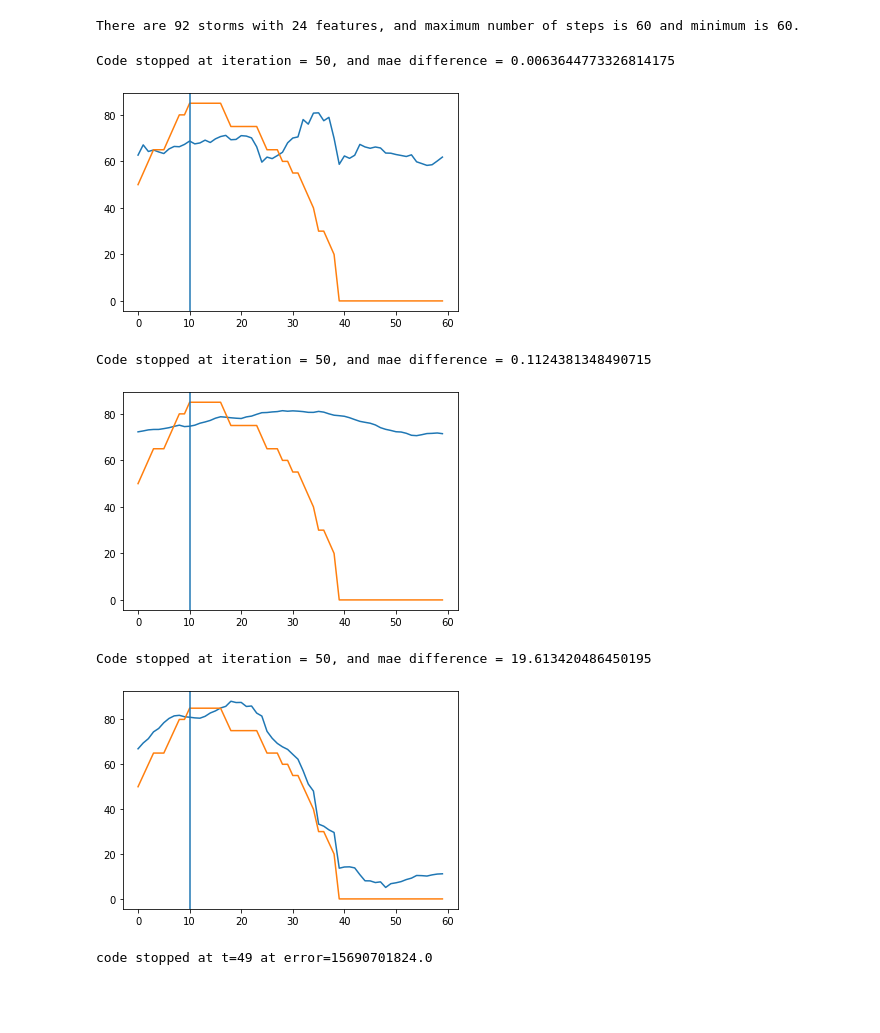
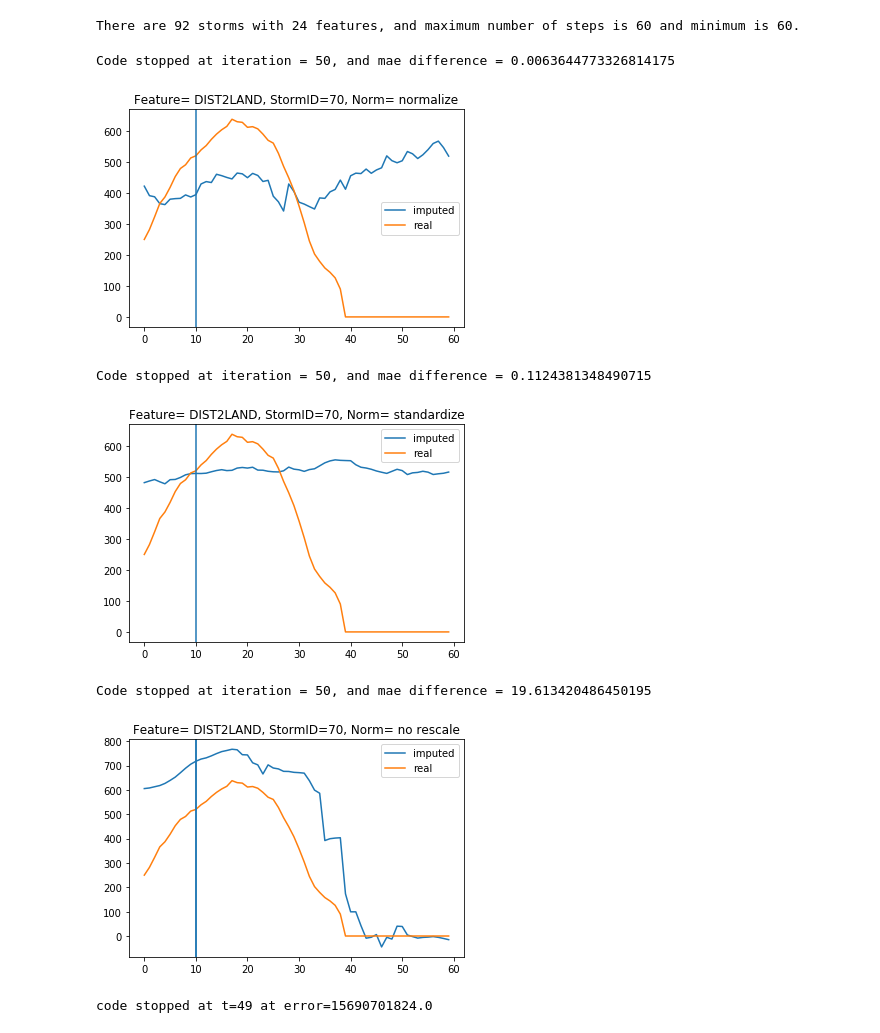
Before and after one commit to leobix/hurricast, a Jupyter notebook: processing_csv.ipynb, the cells around one changed output. Cells and saved outputs as stored; diff of their text form; code cells hidden in the pictures; blank space fills up the shorter version.

Commit message:
update graph display

```diff
--- a/processing_csv.ipynb
+++ b/processing_csv.ipynb
@@ -301,9 +301,14 @@ def test(data, storm_id, time, r, p = 2):
         scale.append(data[storm_id][p][i]/X_imputed[storm_id][p][i])
     m = np.array(scale).mean()
     #plt.plot(l, data[storm_id][p][time-1]/X_imputed[storm_id][p][time-1]*(X_imputed[storm_id][p]))
-    plt.plot(l, m*(X_imputed[storm_id][p]))
-    plt.plot(l, data[storm_id][p])
+
+    #plot data:
+    plt.plot(l, m*(X_imputed[storm_id][p]),label='imputed')
+    plt.plot(l, data[storm_id][p],label='real')
     plt.axvline(x=time)
+    plt.legend()
+    features = ['LAT', 'LON', 'WMO_WIND', 'WMO_PRES', 'DIST2LAND', 'STORM_SPEED', 'STORM_DIR']
+    plt.title('Feature= %s, StormID=%s, Norm= %s'%(features[p],storm_id,'normalize'))
     plt.show()
 # %%
 #no scaling
@@ -320,8 +325,13 @@ def test3(data, storm_id, time, r, p = 2):
         scale.append(data[storm_id][p][i]/X_imputed[storm_id][p][i])
     m = np.array(scale).mean()
     #plt.plot(l, data[storm_id][p][time-1]/X_imputed[storm_id][p][time-1]*(X_imputed[storm_id][p]))
-    plt.plot(l, X_imputed[storm_id][p])
-    plt.plot(l, data[storm_id][p])
+
+    plt.plot(l, X_imputed[storm_id][p], label='imputed')
+    plt.plot(l, data[storm_id][p],label = 'real')
+    plt.axvline(x=time)
+    plt.legend()
+    features = ['LAT', 'LON', 'WMO_WIND', 'WMO_PRES', 'DIST2LAND', 'STORM_SPEED', 'STORM_DIR']
+    plt.title('Feature= %s, StormID=%s, Norm= %s'%(features[p],storm_id,'no rescale'))
     plt.axvline(x=time)
     plt.show()
 # %%
@@ -343,24 +353,29 @@ def test2(data, storm_id, time, r, p = 2):
     l = [i for i in range(data.shape[2])]
     data = np.array(data)
     #plt.plot(l, data[storm_id][p][time-1]/X_imputed[storm_id][p][time-1]*(X_imputed[storm_id][p]))
-    plt.plot(l, X_imputed_2[storm_id][p])
-    plt.plot(l, data[storm_id][p])
+    imputed = plt.plot(l, X_imputed_2[storm_id][p], label='imputed')
+    real = plt.plot(l, data[storm_id][p],label = 'real')
     plt.axvline(x=time)
+    plt.legend()
+    features = ['LAT', 'LON', 'WMO_WIND', 'WMO_PRES', 'DIST2LAND', 'STORM_SPEED', 'STORM_DIR']
+    plt.title('Feature= %s, StormID=%s, Norm= %s'%(features[p],storm_id,'standardize'))
     plt.show()
 # %%
 #60 is big storm not easy to predict
 storm_id=70
 time = 10
-test(t3, storm_id, time, r = 13, p = 2)
-test2(t3, storm_id, time, r = 13, p = 2)
-test3(t3, storm_id, time, r = 13, p = 2)
+r=13 #size of latent features
+p = 4 #predicted feature
+test(t3, storm_id, time, r, p )
+test2(t3, storm_id, time, r ,p)
+test3(t3, storm_id, time, r,p)
 # %% [output]
 Code stopped at iteration = 50, and mae difference = 0.0063644773326814175
-[figure, old version]
+[figure, new version]
 Code stopped at iteration = 50, and mae difference = 0.1124381348490715
-[figure, old version]
+[figure, new version]
 Code stopped at iteration = 50, and mae difference = 19.613420486450195
-[figure, old version]
+[figure, new version]
 # %%
 #get best r
 def get_best_r(data, r_min, r_max):
```
